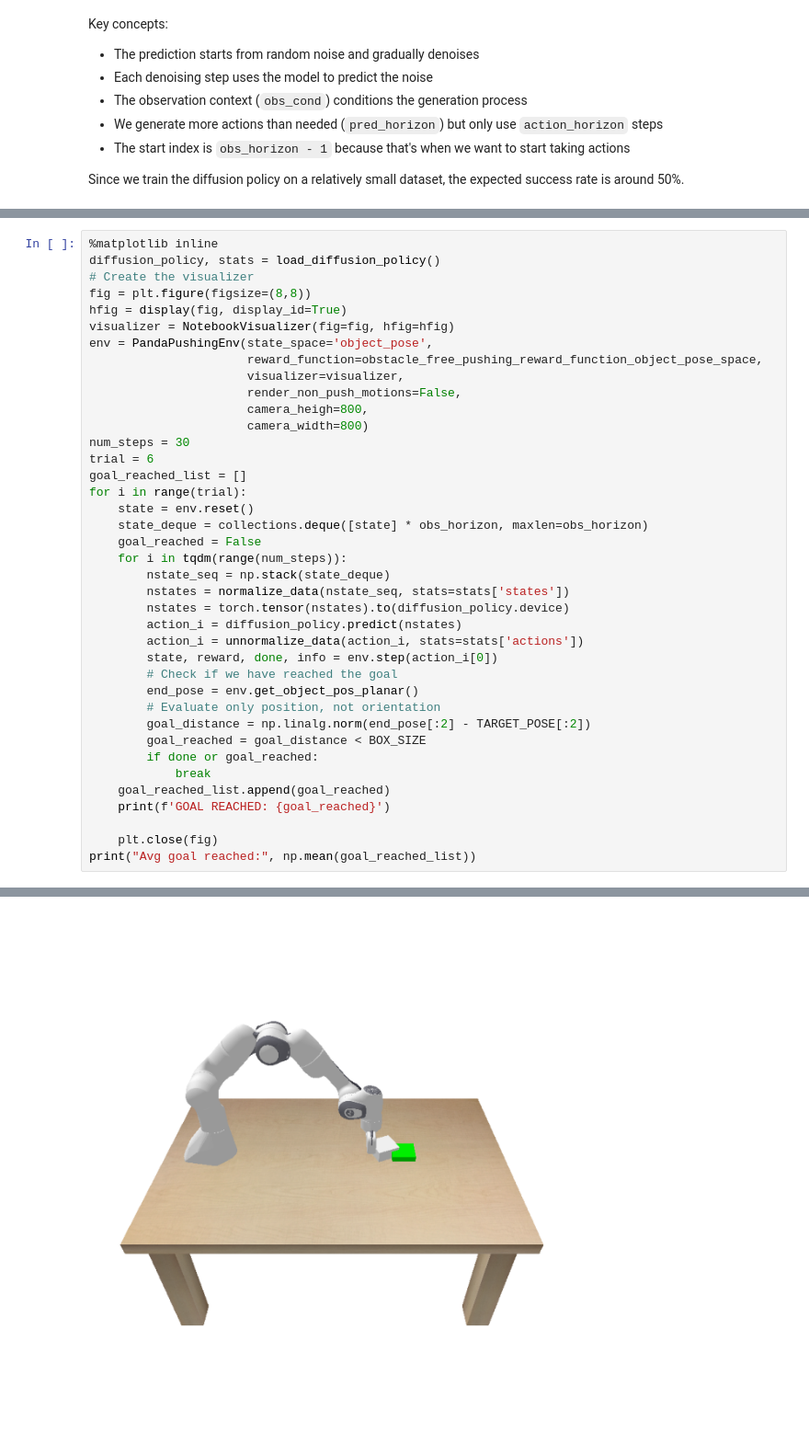
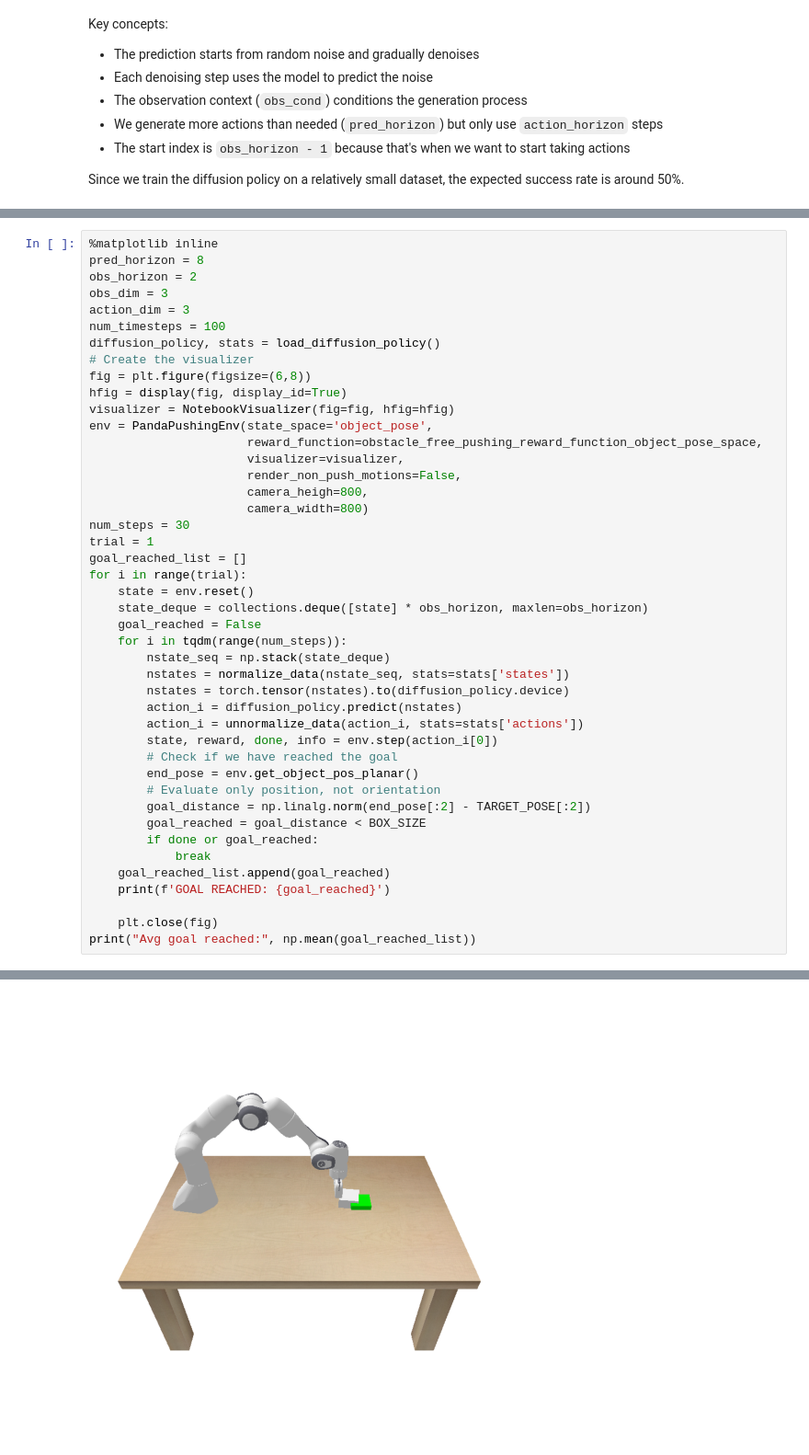
Before and after one commit to calmehan/Two-Stage-Learning-for-Pushing-PPO-Training-Diffusion-Policy-Cloning, a Jupyter notebook: main.ipynb, the cells around one changed output, grey strips where cells are left out. Shown: that part at 92% size. Saved outputs shown, nothing was run; the diff lists cells and outputs as text.

```diff
--- a/main.ipynb
+++ b/main.ipynb
@@ -485,8 +508,13 @@ Since we train the diffusion policy on a relatively small dataset, the expected
 # %%
 %matplotlib inline
+pred_horizon = 8
+obs_horizon = 2
+obs_dim = 3
+action_dim = 3
+num_timesteps = 100
 diffusion_policy, stats = load_diffusion_policy()
 # Create the visualizer
-fig = plt.figure(figsize=(8,8))
+fig = plt.figure(figsize=(6,8))
 hfig = display(fig, display_id=True)
 visualizer = NotebookVisualizer(fig=fig, hfig=hfig)
 env = PandaPushingEnv(state_space='object_pose',
@@ -495,33 +523,33 @@ env = PandaPushingEnv(state_space='object_pose',
                       render_non_push_motions=False,
                       camera_heigh=800,
                       camera_width=800)
 num_steps = 30
-trial = 6
+trial = 1
 goal_reached_list = []
 for i in range(trial):
     state = env.reset()
     state_deque = collections.deque([state] * obs_horizon, maxlen=obs_horizon)
     goal_reached = False
     for i in tqdm(range(num_steps)):
         nstate_seq = np.stack(state_deque)
         nstates = normalize_data(nstate_seq, stats=stats['states'])
         nstates = torch.tensor(nstates).to(diffusion_policy.device)
         action_i = diffusion_policy.predict(nstates)
         action_i = unnormalize_data(action_i, stats=stats['actions'])
         state, reward, done, info = env.step(action_i[0])
         # Check if we have reached the goal
         end_pose = env.get_object_pos_planar()
         # Evaluate only position, not orientation
         goal_distance = np.linalg.norm(end_pose[:2] - TARGET_POSE[:2])
         goal_reached = goal_distance < BOX_SIZE
         if done or goal_reached:
             break
     goal_reached_list.append(goal_reached)
     print(f'GOAL REACHED: {goal_reached}')
 
     plt.close(fig)
 print("Avg goal reached:", np.mean(goal_reached_list))
 # %% [output]
 number of parameters: 1.041603e+06
-[figure, old version]
+[figure, new version]
 GOAL REACHED: True
```
Also changed, not shown: parts of 4 cells of this notebook, 1 other file.
